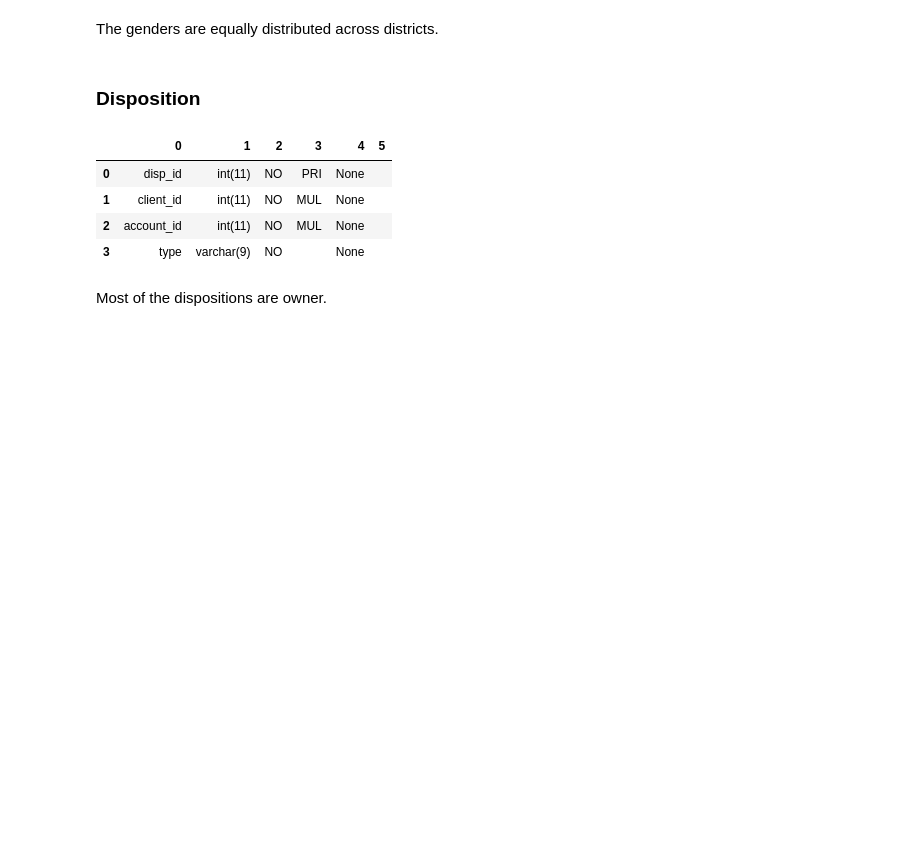
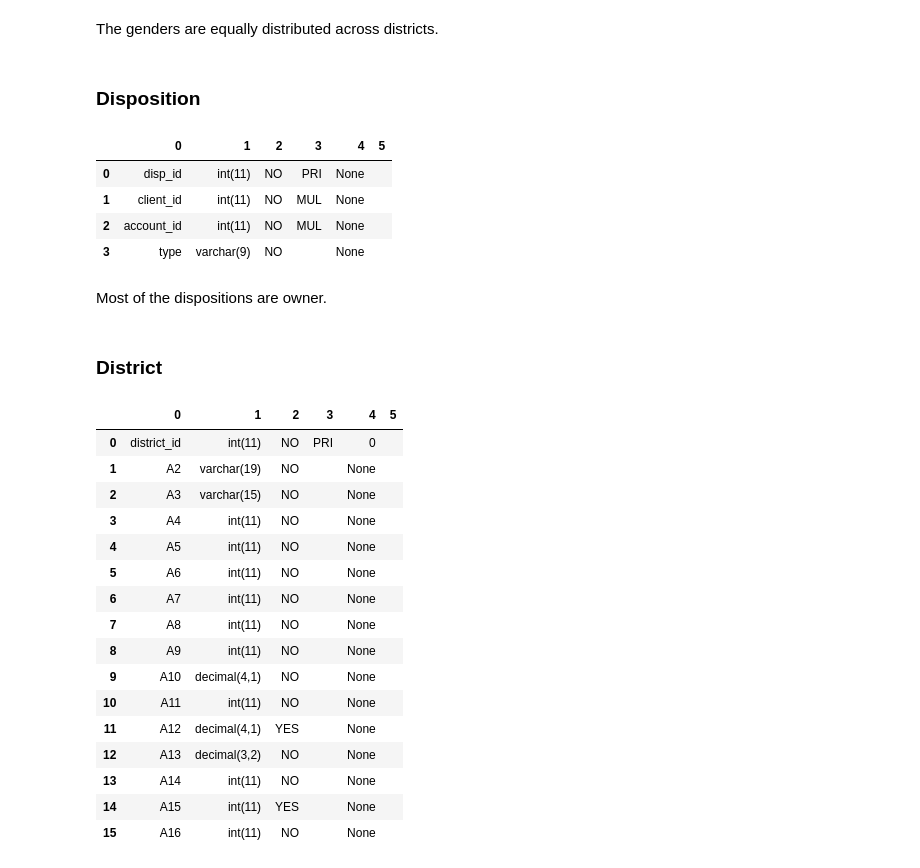
Before and after one commit to cyshen11/loan-prediction-app-aws, a Jupyter notebook: jupyter-nb/EDA.ipynb, the cells around one changed output. Cells and saved outputs as stored; diff of their text form; code cells hidden in the pictures; blank space fills up the shorter version.

Commit message:
analyzed loan table

```diff
--- a/jupyter-nb/EDA.ipynb
+++ b/jupyter-nb/EDA.ipynb
@@ -234,3 +234,26 @@ fig = px.bar(df, x='type', y='count')
 fig.show()
 # %% [markdown]
 Most of the dispositions are owner.
+# %% [markdown]
+### District
+# %%
+df = run_query('SHOW COLUMNS FROM district')
+df
+# %% [output]
+|  | 0 | 1 | 2 | 3 | 4 | 5 |
+| 0 | district_id | int(11) | NO | PRI | 0 |  |
+| 1 | A2 | varchar(19) | NO |  | None |  |
+| 2 | A3 | varchar(15) | NO |  | None |  |
+| 3 | A4 | int(11) | NO |  | None |  |
+| 4 | A5 | int(11) | NO |  | None |  |
+| 5 | A6 | int(11) | NO |  | None |  |
+| 6 | A7 | int(11) | NO |  | None |  |
+| 7 | A8 | int(11) | NO |  | None |  |
+| 8 | A9 | int(11) | NO |  | None |  |
+| 9 | A10 | decimal(4,1) | NO |  | None |  |
+| 10 | A11 | int(11) | NO |  | None |  |
+| 11 | A12 | decimal(4,1) | YES |  | None |  |
+| 12 | A13 | decimal(3,2) | NO |  | None |  |
+| 13 | A14 | int(11) | NO |  | None |  |
+| 14 | A15 | int(11) | YES |  | None |  |
+| 15 | A16 | int(11) | NO |  | None |  |
```
Also changed, not shown: parts of 25 cells of this notebook.
